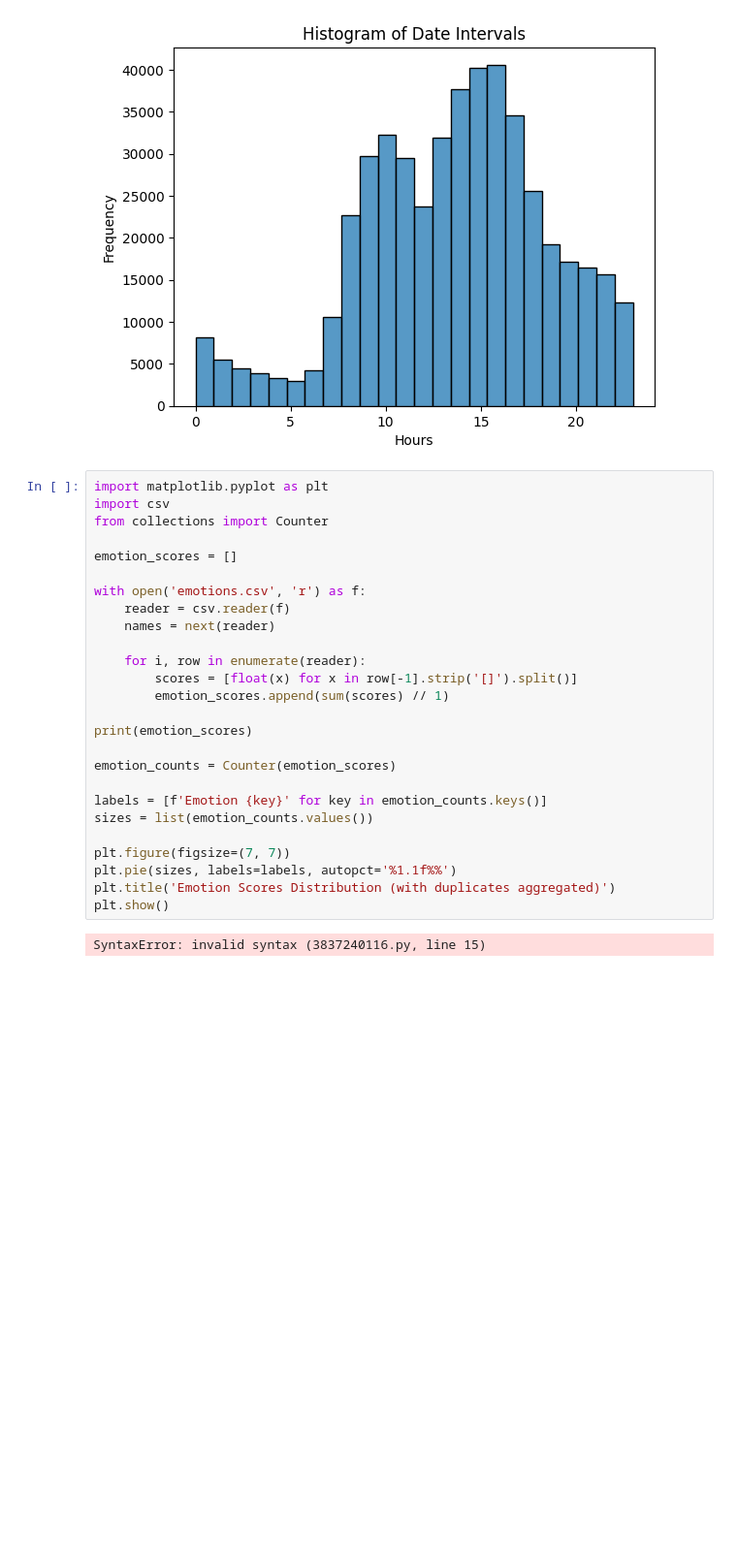
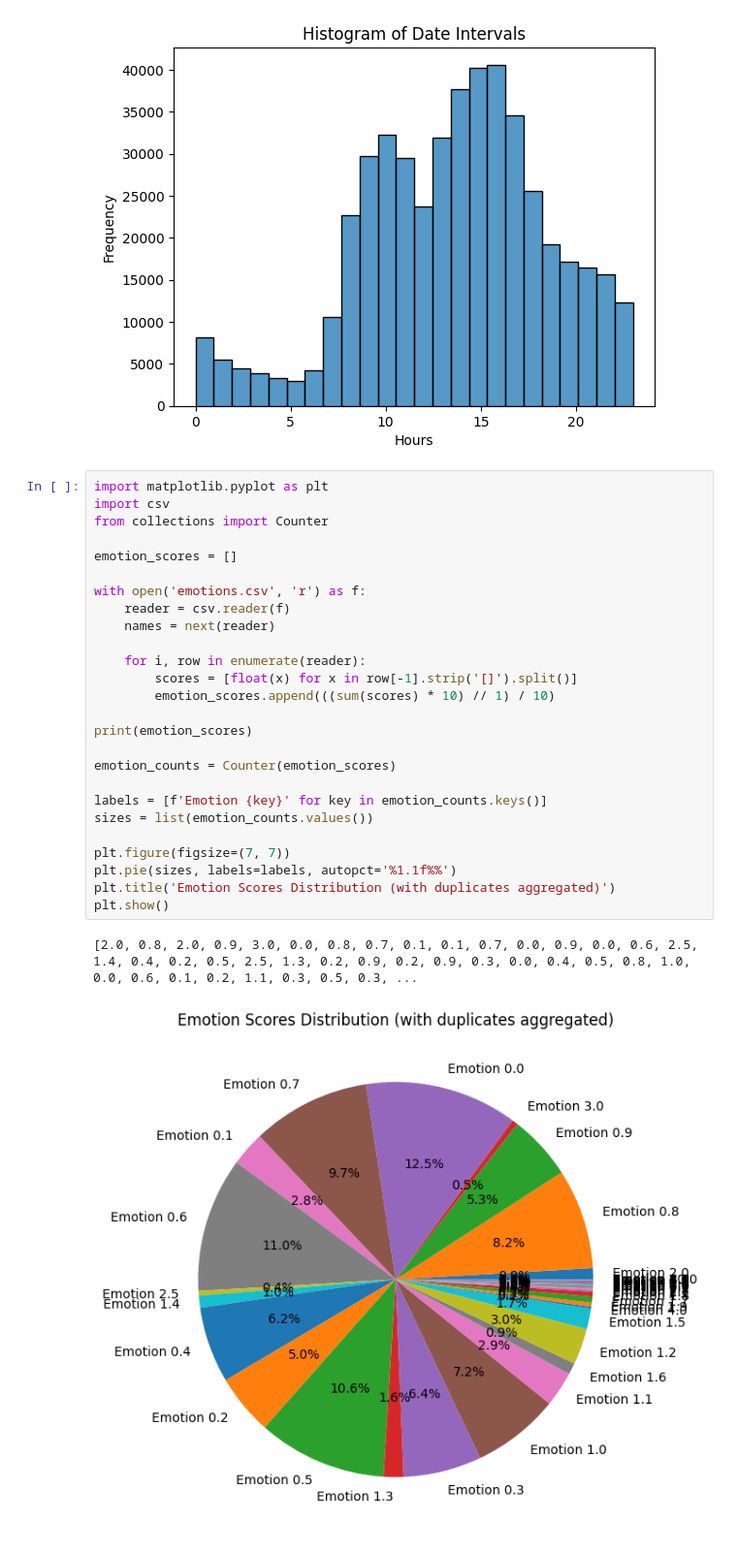
Before and after one commit to yokkochka/II_and_ML, a Jupyter notebook: test.ipynb, the cells around one changed output. Shown at 97% size. Cells and saved outputs as stored; diff of their text form; blank space fills up the shorter version.

```diff
--- a/test.ipynb
+++ b/test.ipynb
@@ -47,28 +47,29 @@ plt.show()
 # %%
 import matplotlib.pyplot as plt
 import csv
 from collections import Counter
 
 emotion_scores = []
 
 with open('emotions.csv', 'r') as f:
     reader = csv.reader(f)
     names = next(reader)
 
     for i, row in enumerate(reader):
         scores = [float(x) for x in row[-1].strip('[]').split()]
-        emotion_scores.append(sum(scores) // 1)
+        emotion_scores.append(((sum(scores) * 10) // 1) / 10)
 
 print(emotion_scores)
 
 emotion_counts = Counter(emotion_scores)
 
 labels = [f'Emotion {key}' for key in emotion_counts.keys()]
 sizes = list(emotion_counts.values())
 
 plt.figure(figsize=(7, 7))
 plt.pie(sizes, labels=labels, autopct='%1.1f%%')
 plt.title('Emotion Scores Distribution (with duplicates aggregated)')
 plt.show()
 # %% [output]
-SyntaxError: invalid syntax (3837240116.py, line 15)
+[2.0, 0.8, 2.0, 0.9, 3.0, 0.0, 0.8, 0.7, 0.1, 0.1, 0.7, 0.0, 0.9, 0.0, 0.6, 2.5, 1.4, 0.4, 0.2, 0.5, 2.5, 1.3, 0.2, 0.9, 0.2, 0.9, 0.3, 0.0, 0.4, 0.5, 0.8, 1.0, 0.0, 0.6, 0.1, 0.2, 1.1, 0.3, 0.5, 0.3, ...
+[figure, added]
```
